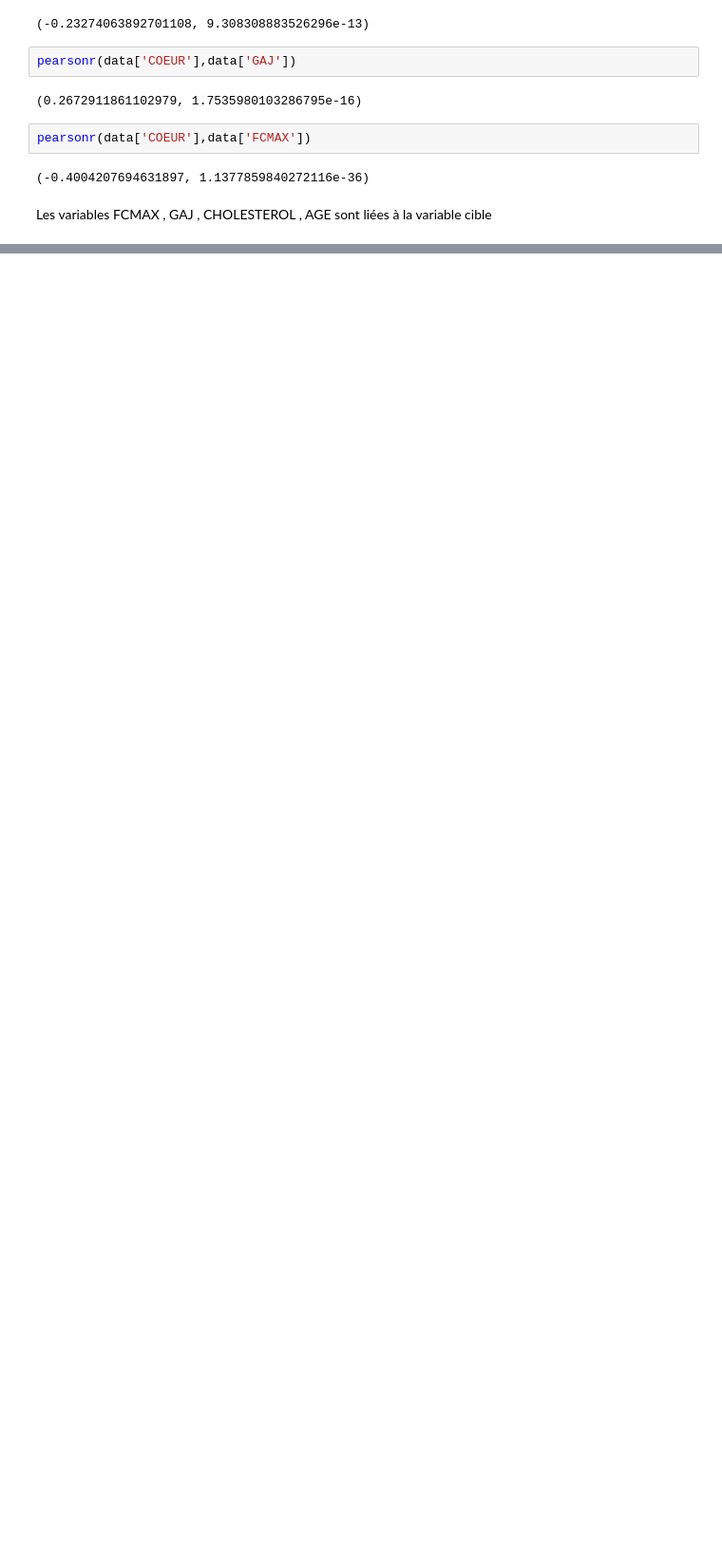
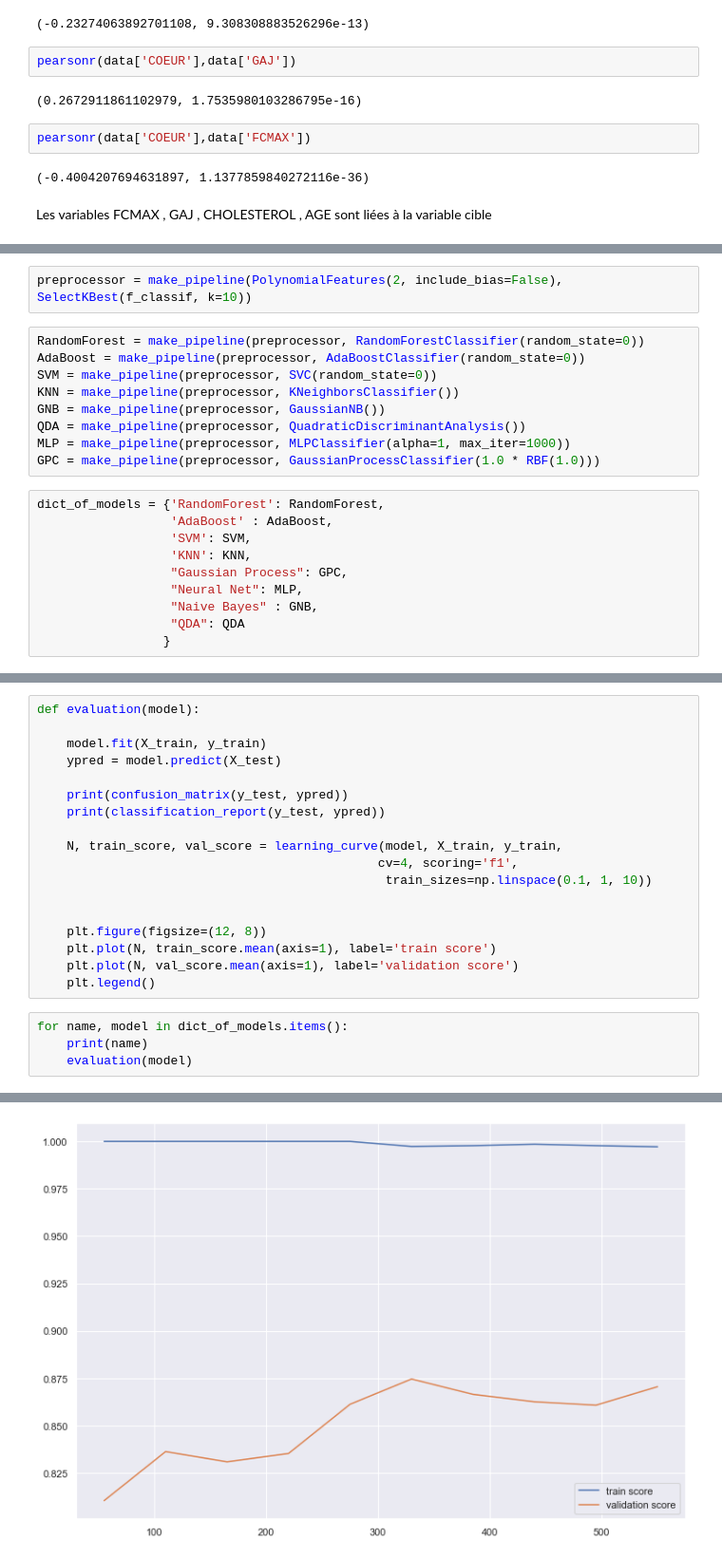
Before and after one commit to Charl-K225238/TP_Prediction_heart_disease, a Jupyter notebook: Tp 02 Prédiction d'une maladie cardiaque .ipynb, the cells around one changed output, grey strips where cells are left out. Shown at 95% size. Drawn from its saved outputs; the diff is of its cells as text; blank space fills up the shorter version.

```diff
--- a/Tp 02 Prédiction d'une maladie cardiaque .ipynb
+++ b/Tp 02 Prédiction d'une maladie cardiaque .ipynb
@@ -569,0 +750,21 @@ Les variables FCMAX , GAJ , CHOLESTEROL , AGE sont liées à la variable cible
+# %%
+preprocessor = make_pipeline(PolynomialFeatures(2, include_bias=False), SelectKBest(f_classif, k=10))
+# %%
+RandomForest = make_pipeline(preprocessor, RandomForestClassifier(random_state=0))
+AdaBoost = make_pipeline(preprocessor, AdaBoostClassifier(random_state=0))
+SVM = make_pipeline(preprocessor, SVC(random_state=0))
+KNN = make_pipeline(preprocessor, KNeighborsClassifier())
+GNB = make_pipeline(preprocessor, GaussianNB())
+QDA = make_pipeline(preprocessor, QuadraticDiscriminantAnalysis())
+MLP = make_pipeline(preprocessor, MLPClassifier(alpha=1, max_iter=1000))
+GPC = make_pipeline(preprocessor, GaussianProcessClassifier(1.0 * RBF(1.0)))
+# %%
+dict_of_models = {'RandomForest': RandomForest,
+                  'AdaBoost' : AdaBoost,
+                  'SVM': SVM,
+                  'KNN': KNN,
+                  "Gaussian Process": GPC,
+                  "Neural Net": MLP,
+                  "Naive Bayes" : GNB,
+                  "QDA": QDA
+                 }
@@ -569,0 +776,23 @@ Les variables FCMAX , GAJ , CHOLESTEROL , AGE sont liées à la variable cible
+# %%
+def evaluation(model):
+
+    model.fit(X_train, y_train)
+    ypred = model.predict(X_test)
+
+    print(confusion_matrix(y_test, ypred))
+    print(classification_report(y_test, ypred))
+
+    N, train_score, val_score = learning_curve(model, X_train, y_train,
+                                              cv=4, scoring='f1',
+                                               train_sizes=np.linspace(0.1, 1, 10))
+
+
+    plt.figure(figsize=(12, 8))
+    plt.plot(N, train_score.mean(axis=1), label='train score')
+    plt.plot(N, val_score.mean(axis=1), label='validation score')
+    plt.legend()
+# %%
+for name, model in dict_of_models.items():
+    print(name)
+    evaluation(model)
+# %% [output]
@@ -569,0 +816 @@ Les variables FCMAX , GAJ , CHOLESTEROL , AGE sont liées à la variable cible
+[figure, added]
```
Also changed, not shown: parts of 50 cells of this notebook.
